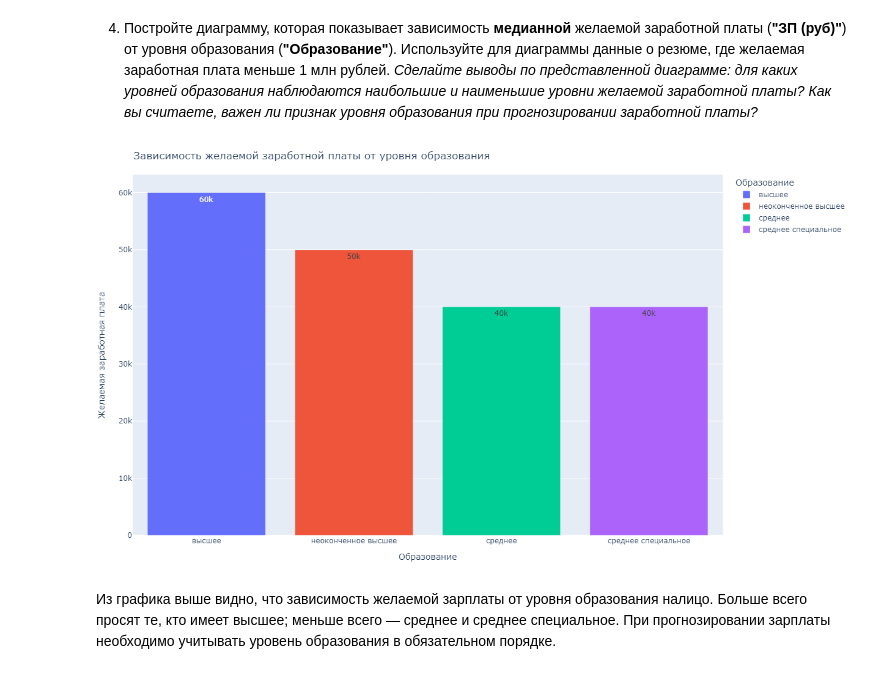
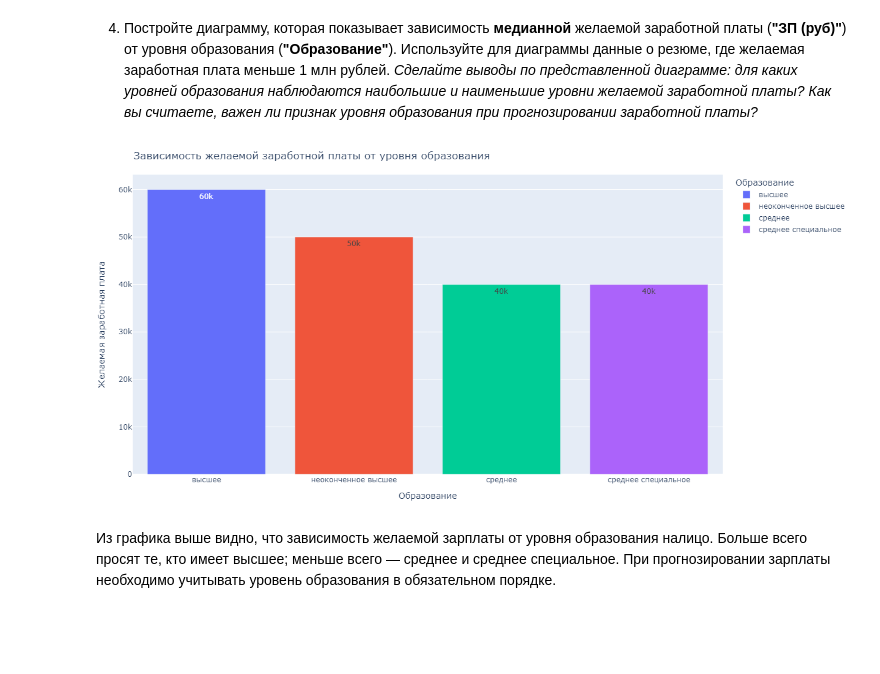
Before and after one commit to AfanasevDenis/Project_hh.ru, a Jupyter notebook: Project-1. Ноутбук.ipynb, the cells around one changed output. Drawn from its saved outputs; the diff is of its cells as text; code cells hidden in the pictures; blank space fills up the shorter version.

```diff
--- a/Project-1. Ноутбук.ipynb
+++ b/Project-1. Ноутбук.ipynb
@@ -575,35 +573,35 @@ fig.show("png")
 # %%
 data_real_salary = data[data['ЗП (руб.)'] < 1000000]
 
 education_salary = data_real_salary.pivot_table(
     index='Образование',
     values='ЗП (руб.)',
     aggfunc='median'
 )
 
 fig = px.bar(
     education_salary,
     x=education_salary.index,
     y=education_salary.columns,
     color=education_salary.index,
     text_auto=True,
-    height=700,
+    height=600,
     width=1230
 )
 
 fig.update_xaxes(title='Образование')
 fig.update_yaxes(title='Желаемая заработная плата')
 
 fig.update_traces(hoverinfo='all', hovertemplate="Образование: %{x}<br>Желаемая заработная плата: %{y}")
 
 fig.update_layout(hoverlabel=dict(bgcolor="white", font_size=16), title_font_size=18,
                   title='Зависимость желаемой заработной платы от уровня образования',
                   margin=dict(l=60, r=0, t=50, b=60)
 )
 
 fig.show("png")
 # %% [output]
-[figure, old version]
+[figure, new version]
 # %% [markdown]
 Из графика выше видно, что зависимость желаемой зарплаты от уровня образования налицо. Больше всего просят те, кто имеет высшее; меньше всего — среднее и среднее специальное. При прогнозировании зарплаты необходимо учитывать уровень образования в обязательном порядке.
 # %% [markdown]
```
Also changed, not shown: parts of 10 cells of this notebook.
